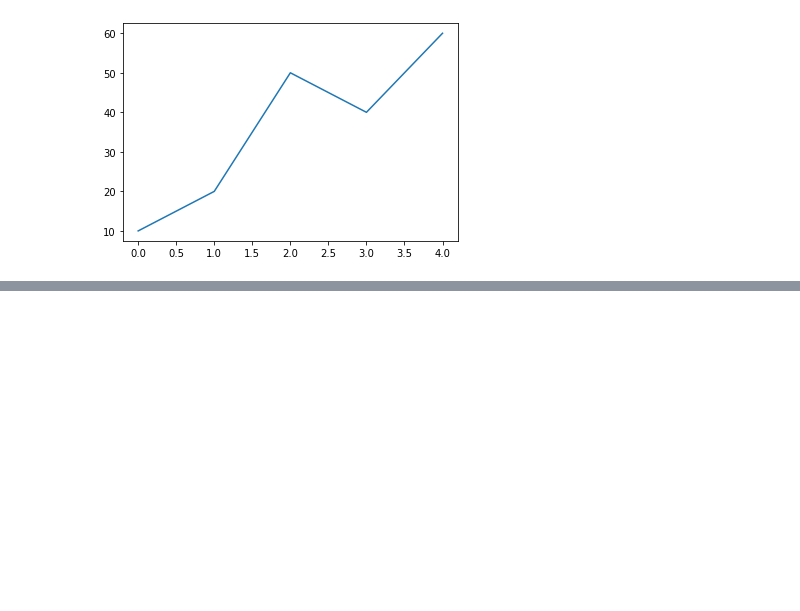
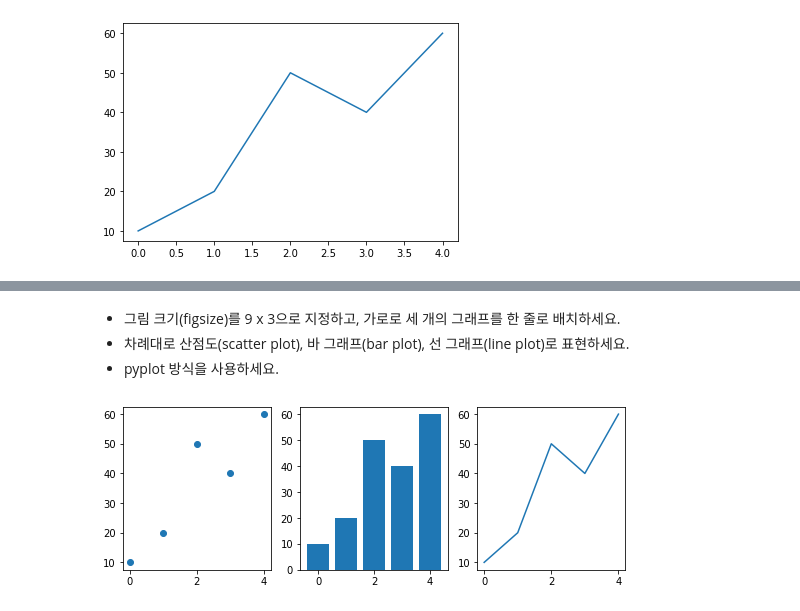
Before and after one commit to EdgeOfNetwork/ML_1.0.1, a Jupyter notebook: visualization/future_skill_pega/matplotlib_1.ipynb, the cells around one changed output, grey strips where cells are left out. Cells and saved outputs as stored; diff of their text form; code cells hidden in the pictures; blank space fills up the shorter version.

```diff
--- a/visualization/future_skill_pega/matplotlib_1.ipynb
+++ b/visualization/future_skill_pega/matplotlib_1.ipynb
@@ -36,0 +68,29 @@ plt.savefig(파일 이름)
+# %% [markdown]
+- 그림 크기(figsize)를 9 x 3으로 지정하고, 가로로 세 개의 그래프를 한 줄로 배치하세요.
+- 차례대로 산점도(scatter plot), 바 그래프(bar plot), 선 그래프(line plot)로 표현하세요.
+- pyplot 방식을 사용하세요.
+# %%
+#matplotlib.pyplot.figure,
+#matplotlib.pyplot.subplot
+import matplotlib.pyplot as plt
+
+X = [0, 1, 2, 3, 4]
+Y = [10, 20, 50, 40, 60]
+
+# plot
+plt.figure(figsize=(9,3)) #Figure라고 따로 독립된 인스턴스가 있었구나
+
+plt.subplot(1,3,1) # row, col, index
+plt.scatter(X,Y)
+
+plt.subplot(1,3,2) # row, col, index
+plt.bar(X,Y)
+
+plt.subplot(1,3,3) # row, col, index
+plt.plot(X,Y)
+
+plt.show()
+#plt.savefig(파일 이름)
+# 파일 이름으로 그림을 저장합니다.
+# %% [output]
+[figure, added]
```
Also changed, not shown: parts of 3 cells of this notebook.
